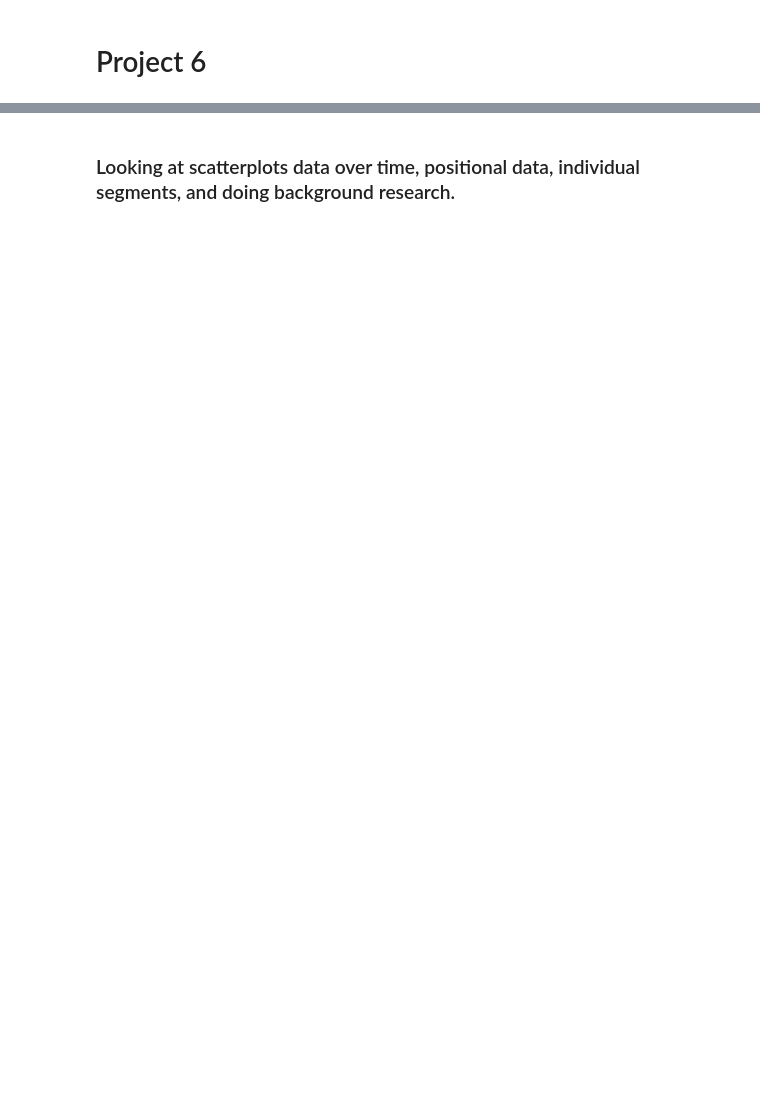
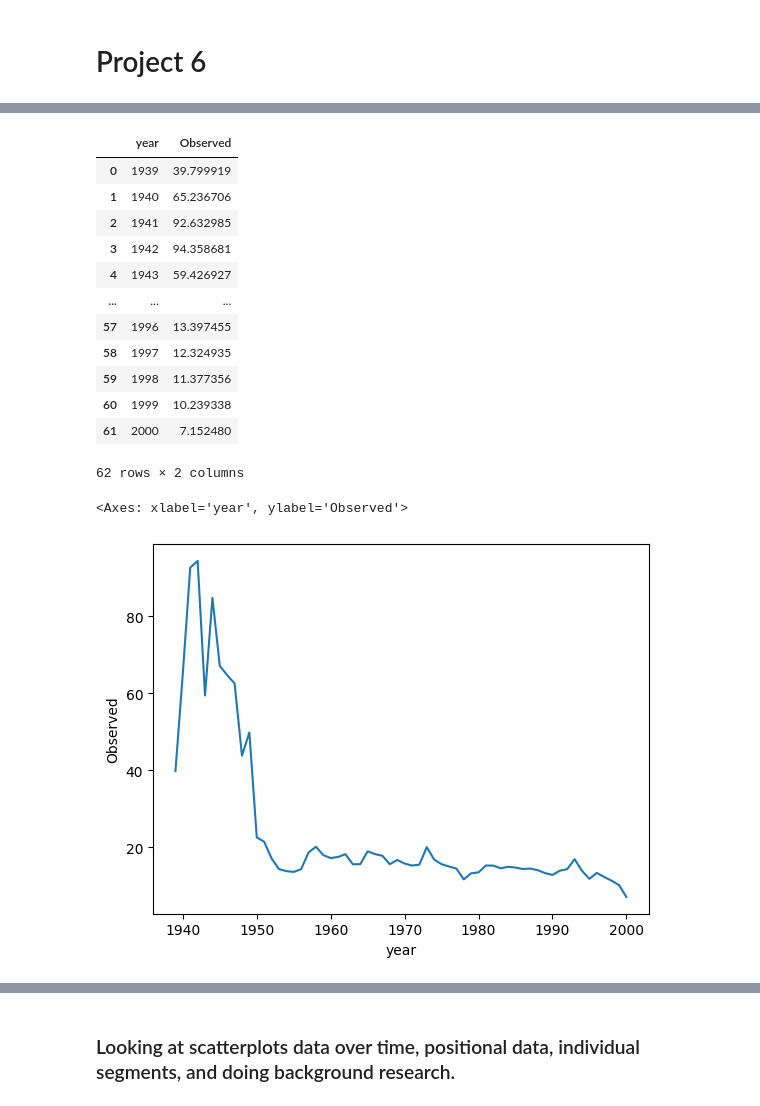
Before and after one commit to n8taylor/cs_5830_project6, a Jupyter notebook: project6.ipynb, the cells around one changed output, grey strips where cells are left out. Cells and saved outputs as stored; diff of their text form; code cells hidden in the pictures; blank space fills up the shorter version.

```diff
--- a/project6.ipynb
+++ b/project6.ipynb
@@ -62,0 +114,21 @@ df = df.groupby('Segment_id').filter(lambda x: len(x) >= 75)#gets rid of the seg
+# %%
+avgObservedPerYear = df.groupby('year')['Observed'].mean().reset_index()
+display(avgObservedPerYear)
+
+sns.lineplot(data=avgObservedPerYear, x='year', y='Observed')
+# %% [output]
+|  | year | Observed |
+| 0 | 1939 | 39.799919 |
+| 1 | 1940 | 65.236706 |
+| 2 | 1941 | 92.632985 |
+| 3 | 1942 | 94.358681 |
+| 4 | 1943 | 59.426927 |
+| ... | ... | ... |
+| 57 | 1996 | 13.397455 |
+| 58 | 1997 | 12.324935 |
+| 59 | 1998 | 11.377356 |
+| 60 | 1999 | 10.239338 |
+| 61 | 2000 | 7.152480 |
+62 rows × 2 columns
+<Axes: xlabel='year', ylabel='Observed'>
+[figure, added]
```
Also changed, not shown: parts of 7 cells of this notebook.
